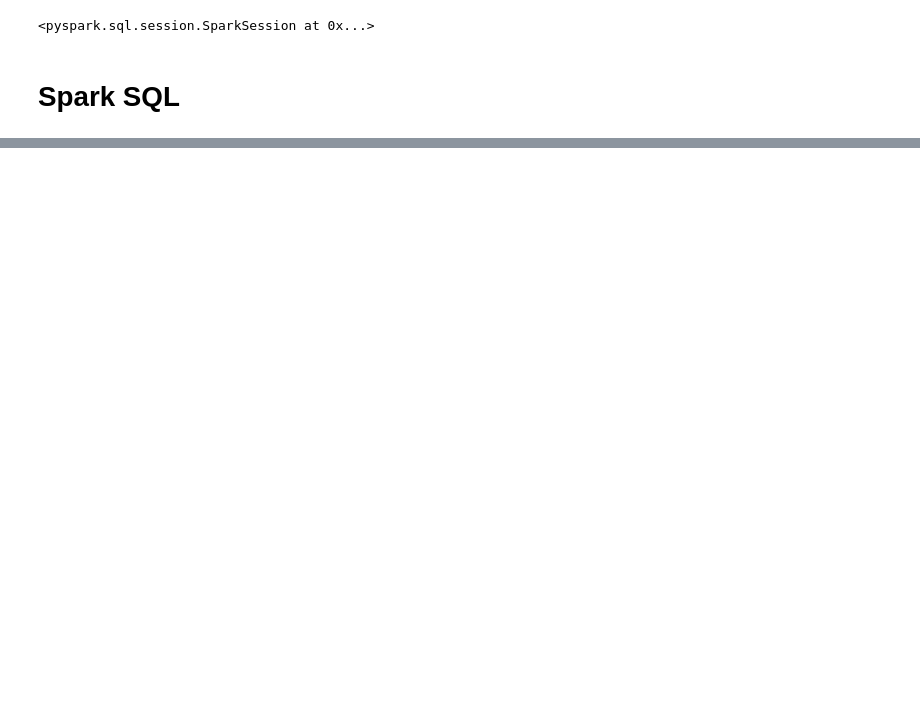
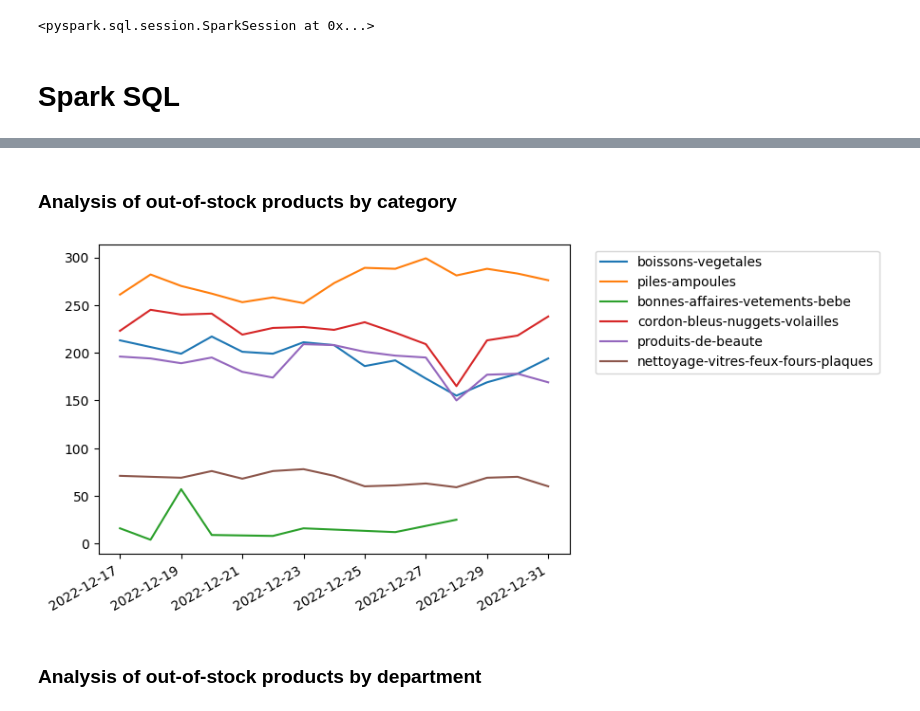
Before and after one commit to TanZng/ot6-cloud, a Jupyter notebook: analytics/sparkling-water.ipynb, the cells around one changed output, grey strips where cells are left out. Drawn from its saved outputs; the diff is of its cells as text; code cells hidden in the pictures; blank space fills up the shorter version.

```diff
--- a/analytics/sparkling-water.ipynb
+++ b/analytics/sparkling-water.ipynb
@@ -66,0 +35,5 @@ psdf.tail(10)
+# %%
+sdf = sdf.filter("zip_code != 'None'")
+sdf = sdf.withColumn('department', sdf.zip_code.substr(1, 2))
+# %%
+sdf = sdf.withColumn('hasDiscount', when(sdf.productPricePrevious.isNull(), 0).otherwise(1))
@@ -66,0 +48,24 @@ psdf.tail(10)
+# %% [markdown]
+### Analysis of out-of-stock products by category
+# %%
+fer = sdf.filter(sdf['productIsAvailable'] == 0) \
+    .groupBy("category", "formatedDate") \
+    .agg(count("productName").alias("count_not_available")) \
+    .groupBy("category","formatedDate").mean("count_not_available")
+# %%
+my_categories = fer.select('category').distinct().collect()
+# %%
+for i in my_categories[0:6]:
+    current_category = i.asDict()['category']
+    smaller = fer.select("avg(count_not_available)", "formatedDate").filter(col("category") \
+                .contains(current_category)) \
+                .sort('formatedDate').toPandas()
+    plt.plot(smaller['formatedDate'],smaller['avg(count_not_available)'], label=current_category.split("/")[-1])
+
+plt.legend(bbox_to_anchor=(1.04, 1), loc="upper left")
+plt.gcf().autofmt_xdate()
+plt.show()
+# %% [output]
+[figure, added]
+# %% [markdown]
+### Analysis of out-of-stock products by department
```
Also changed, not shown: parts of 35 cells of this notebook, 3 other files.
